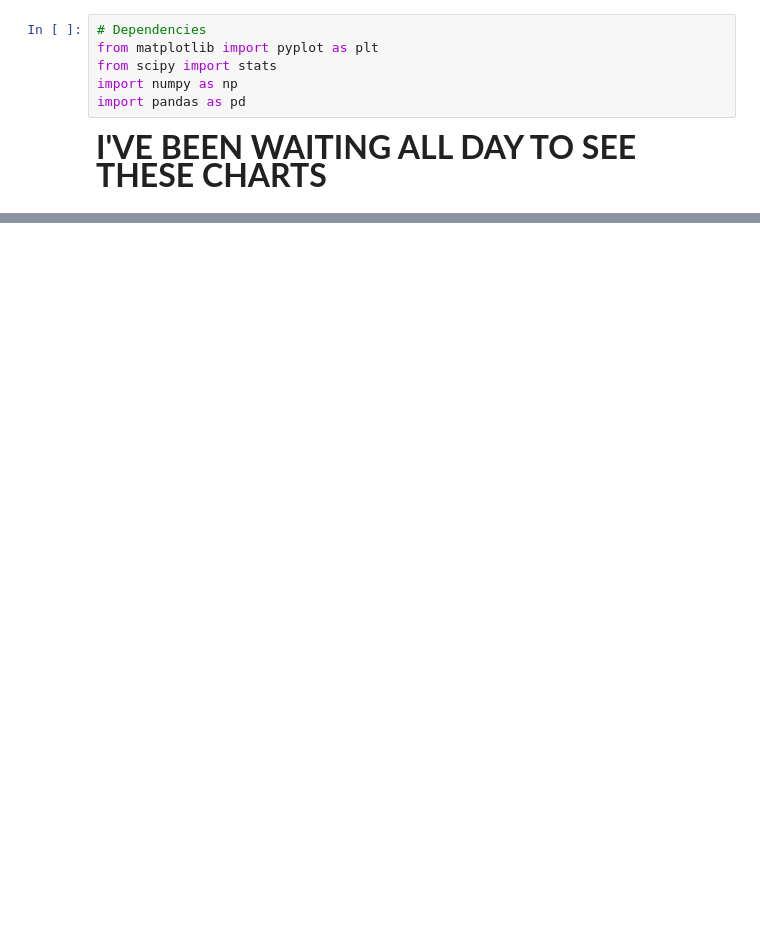
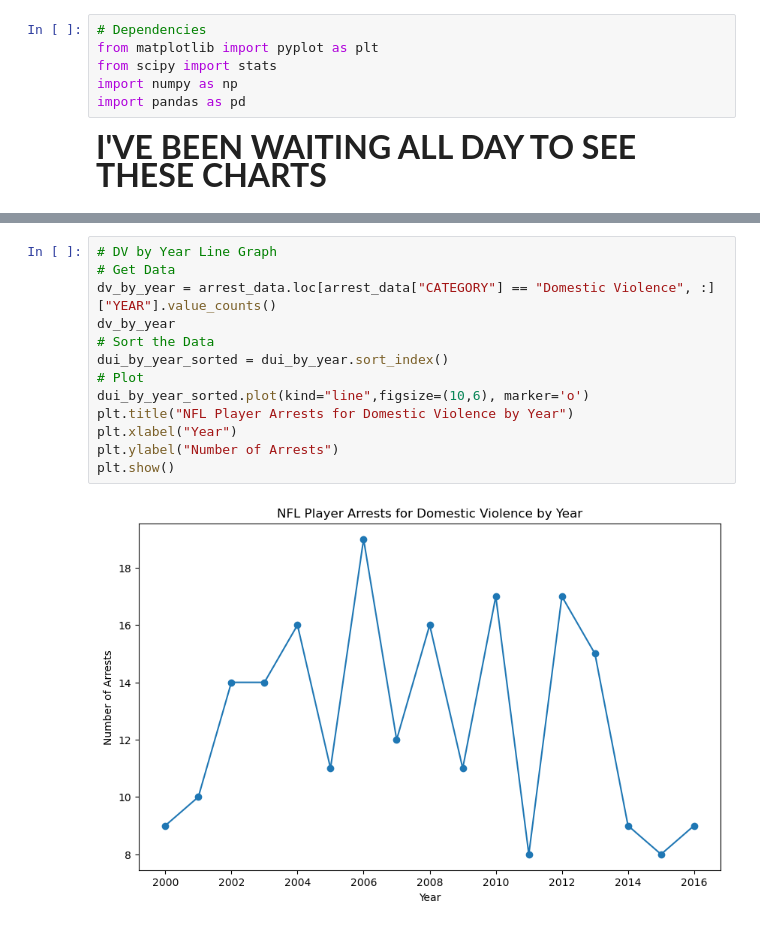
Before and after one commit to jystyn/nfl_arrest_analysis, a Jupyter notebook: 01_charts.ipynb, the cells around one changed output, grey strips where cells are left out. Saved outputs shown, nothing was run; the diff lists cells and outputs as text; blank space fills up the shorter version.

```diff
--- a/01_charts.ipynb
+++ b/01_charts.ipynb
@@ -25,0 +56,15 @@ arrest_data.head()
+# %%
+# DV by Year Line Graph
+# Get Data
+dv_by_year = arrest_data.loc[arrest_data["CATEGORY"] == "Domestic Violence", :]["YEAR"].value_counts()
+dv_by_year
+# Sort the Data
+dui_by_year_sorted = dui_by_year.sort_index()
+# Plot
+dui_by_year_sorted.plot(kind="line",figsize=(10,6), marker='o')
+plt.title("NFL Player Arrests for Domestic Violence by Year")
+plt.xlabel("Year")
+plt.ylabel("Number of Arrests")
+plt.show()
+# %% [output]
+[figure, added]
```
Also changed, not shown: parts of 5 cells of this notebook, 1 other file.
